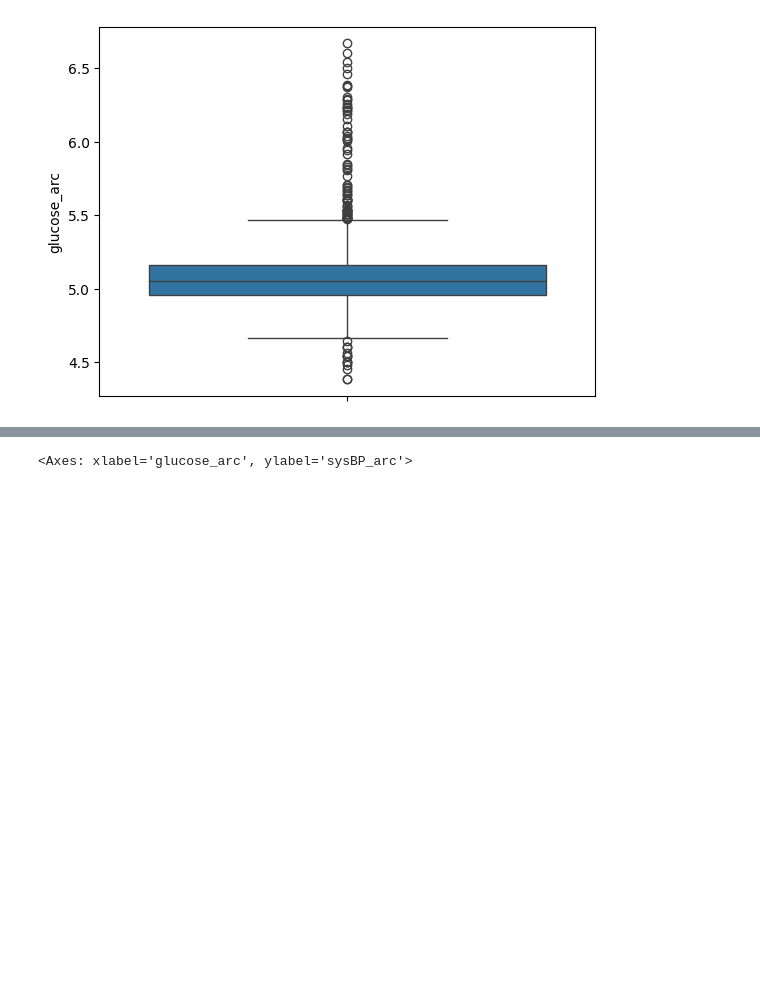
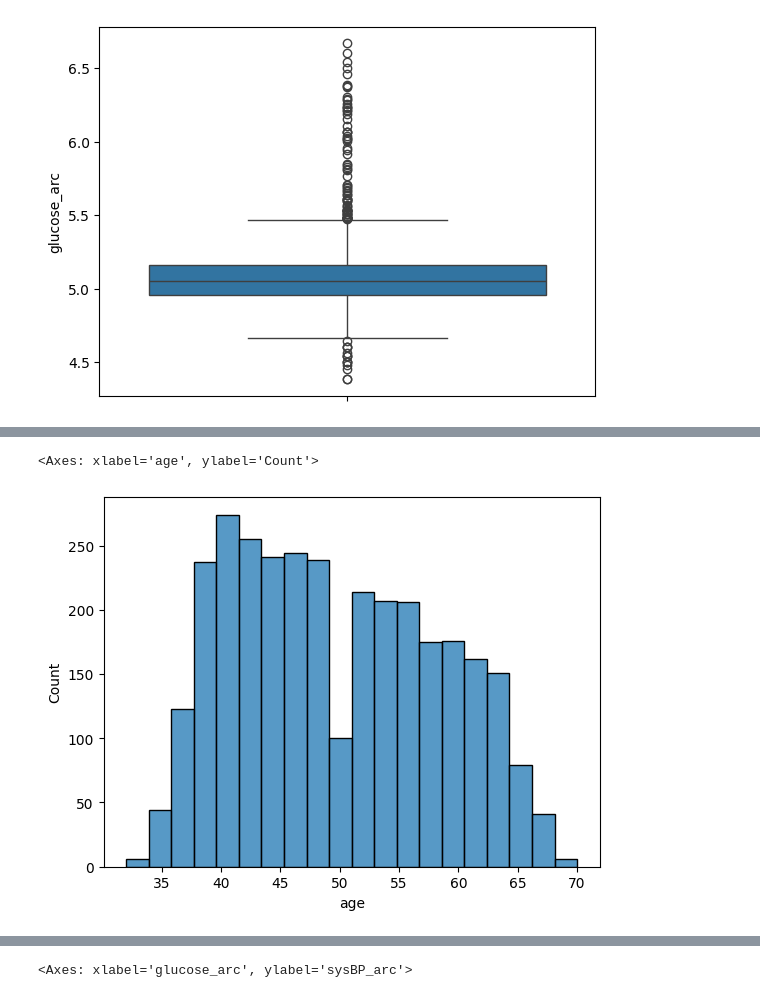
Before and after one commit to ashleyr05/project_chd, a Jupyter notebook: group8proj2.ipynb, the cells around one changed output, grey strips where cells are left out. Drawn from its saved outputs; the diff is of its cells as text; code cells hidden in the pictures; blank space fills up the shorter version.

```diff
--- a/group8proj2.ipynb
+++ b/group8proj2.ipynb
@@ -177,0 +197,7 @@ sns.boxplot(df_train["glucose_arc"])
+# %%
+# cleaning age
+var = df_train["age"]
+var.value_counts()
+
+# youngest age is 32 and oldest is 70
+# most instances are right in the middle around 48
@@ -177,0 +244,5 @@ sns.boxplot(df_train["glucose_arc"])
+# %%
+sns.histplot(var)
+# %% [output]
+<Axes: xlabel='age', ylabel='Count'>
+[figure, added]
```
Also changed, not shown: parts of 9 cells of this notebook.
